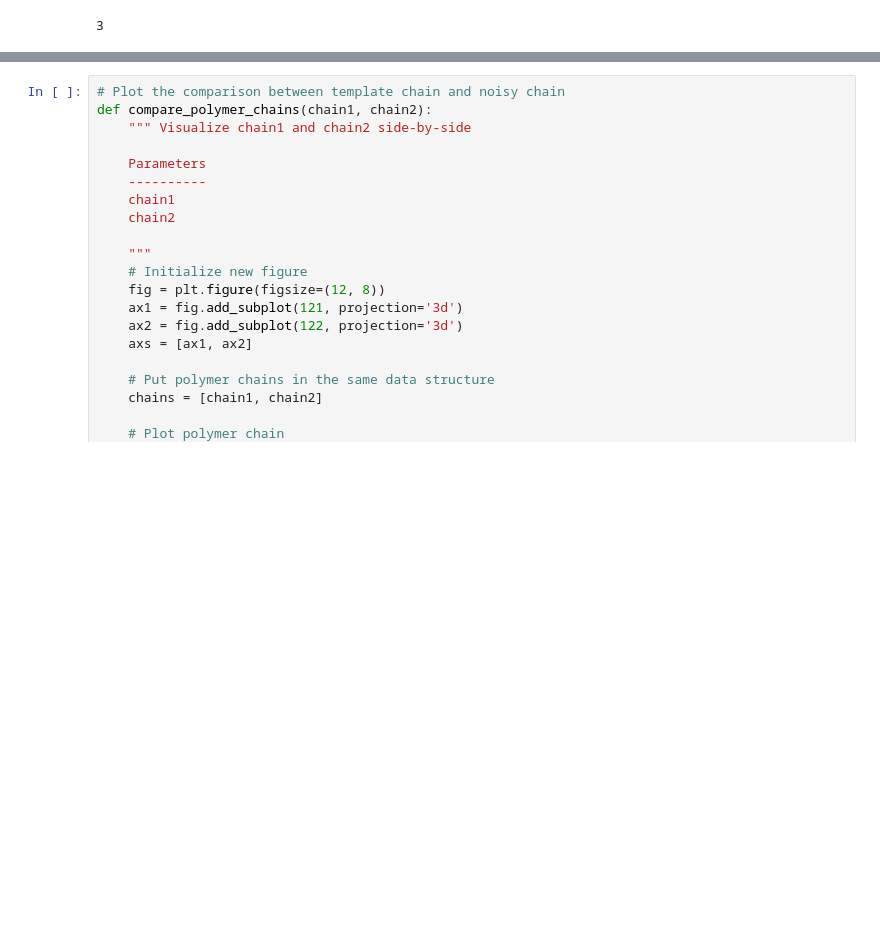
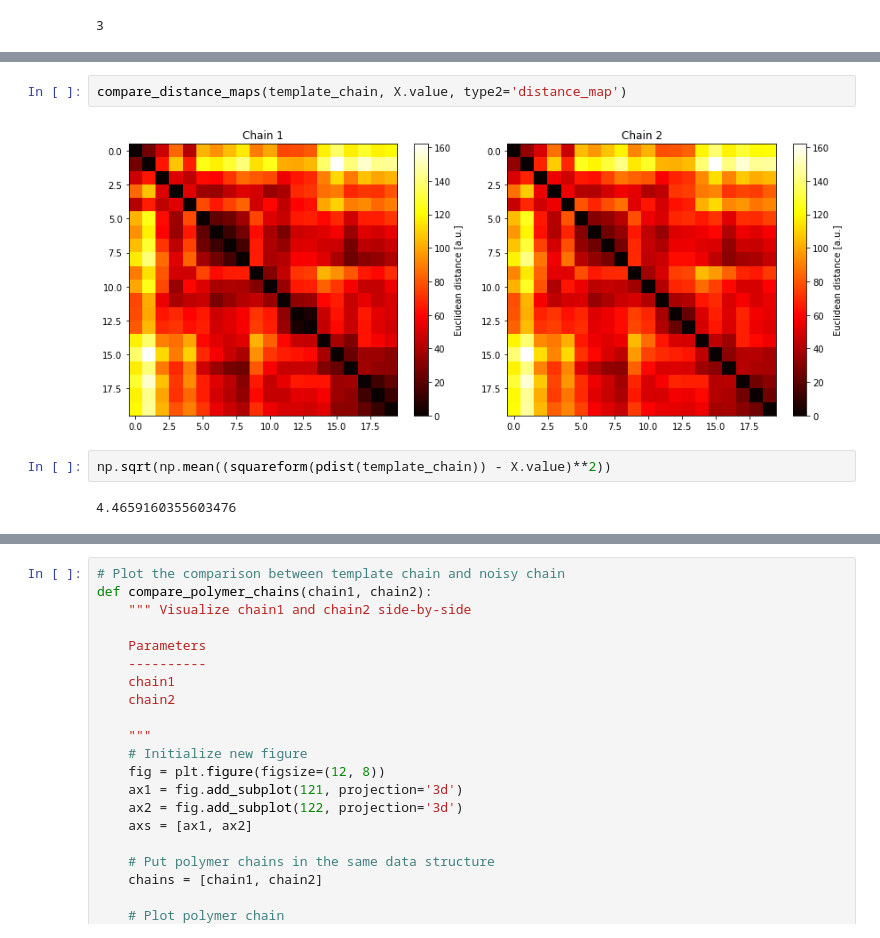
Before and after one commit to tee-udon/chromatin-ensemble-refinement, a Jupyter notebook: scripts/jaxTutorial.ipynb, the cells around one changed output, grey strips where cells are left out. Drawn from its saved outputs; the diff is of its cells as text; blank space fills up the shorter version.

```diff
--- a/scripts/jaxTutorial.ipynb
+++ b/scripts/jaxTutorial.ipynb
@@ -802,0 +853,8 @@ AttributeError: module 'cvxpy.settings' has no attribute 'CHOL_SYM_TOL'
+# %%
+compare_distance_maps(template_chain, X.value, type2='distance_map')
+# %% [output]
+[figure, added]
+# %%
+np.sqrt(np.mean((squareform(pdist(template_chain)) - X.value)**2))
+# %% [output]
+4.4659160355603476
```
Also changed, not shown: parts of 22 cells of this notebook.
